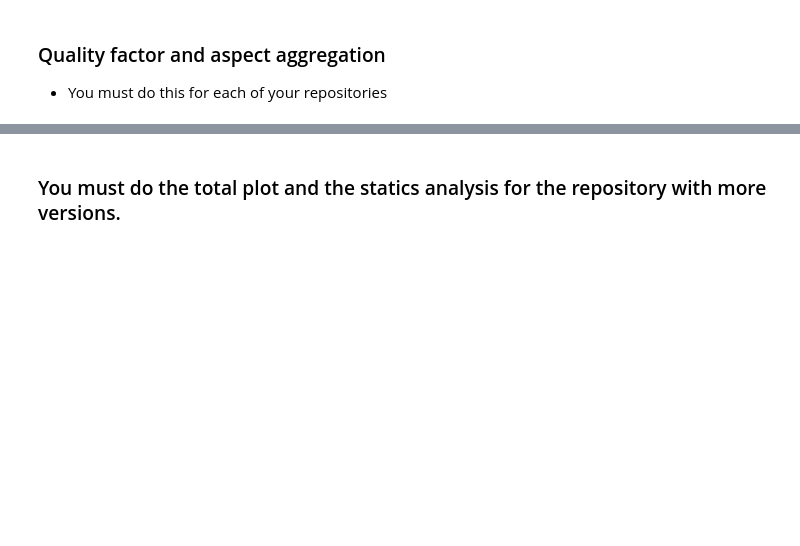
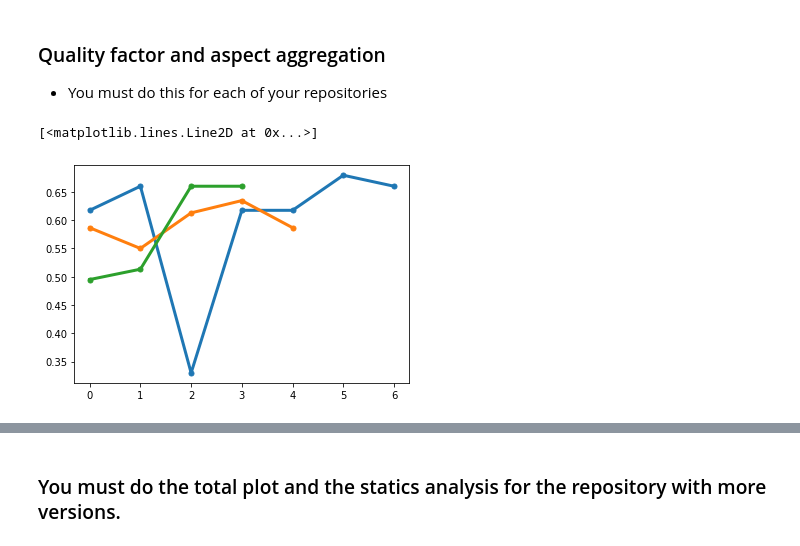
Before and after one commit to fga-eps-mds/2022-1-Alectrion-DOC, a Jupyter notebook: analytics.ipynb, the cells around one changed output, grey strips where cells are left out. Cells and saved outputs as stored; diff of their text form; code cells hidden in the pictures; blank space fills up the shorter version.

```diff
--- a/analytics.ipynb
+++ b/analytics.ipynb
@@ -382,15 +406,18 @@ pm6 = 0.5
 
 repo1['code_quality'] = ((repo1['m1']*pm1) + (repo1['m2']*pm2) + (repo1['m3']*pm3)) * psc1
 repo2['code_quality'] = ((repo2['m1']*pm1) + (repo2['m2']*pm2) + (repo2['m3']*pm3)) * psc1
-...
+repo3['code_quality'] = ((repo3['m1']*pm1) + (repo3['m2']*pm2) + (repo3['m3']*pm3)) * psc1
 
 repo1['testing_status'] = ((repo1['m4']*pm4) + (repo1['m5']*pm5) + (repo1['m6']*pm6)) * psc2
 repo2['testing_status'] = ((repo2['m4']*pm4) + (repo2['m5']*pm5) + (repo2['m6']*pm6)) * psc2
-...
+repo3['testing_status'] = ((repo3['m4']*pm4) + (repo3['m5']*pm5) + (repo3['m6']*pm6)) * psc2
 # %%
 plt.plot(repo1['code_quality'], linewidth=3, marker='o', markersize=5)
 plt.plot(repo2['code_quality'], linewidth=3, marker='o', markersize=5)
-...
+plt.plot(repo3['code_quality'], linewidth=3, marker='o', markersize=5)
+# %% [output]
+[<matplotlib.lines.Line2D at 0x...>]
+[figure, added]
 # %%
 
 plt.plot(repo1['testing_status'], linewidth=3, marker='o', markersize=5)
```
Also changed, not shown: parts of 25 cells of this notebook, 42 other files.
